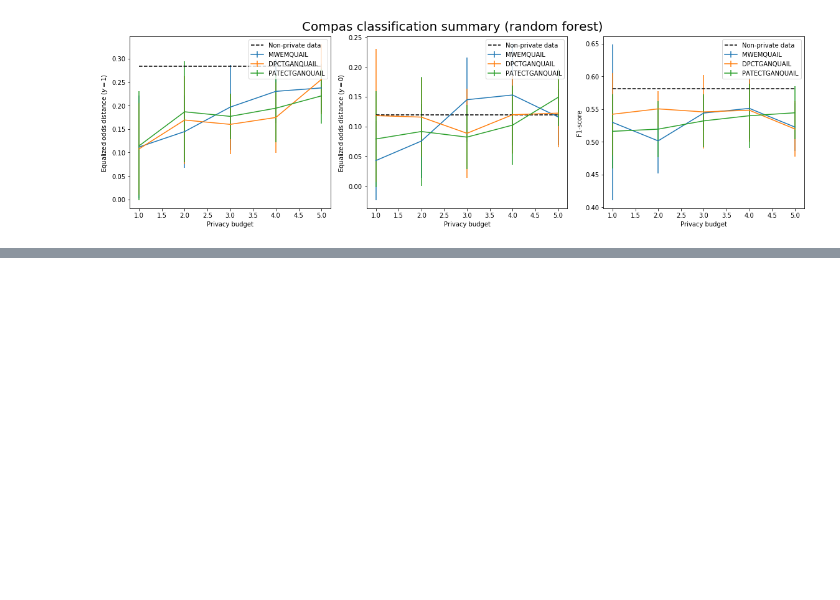
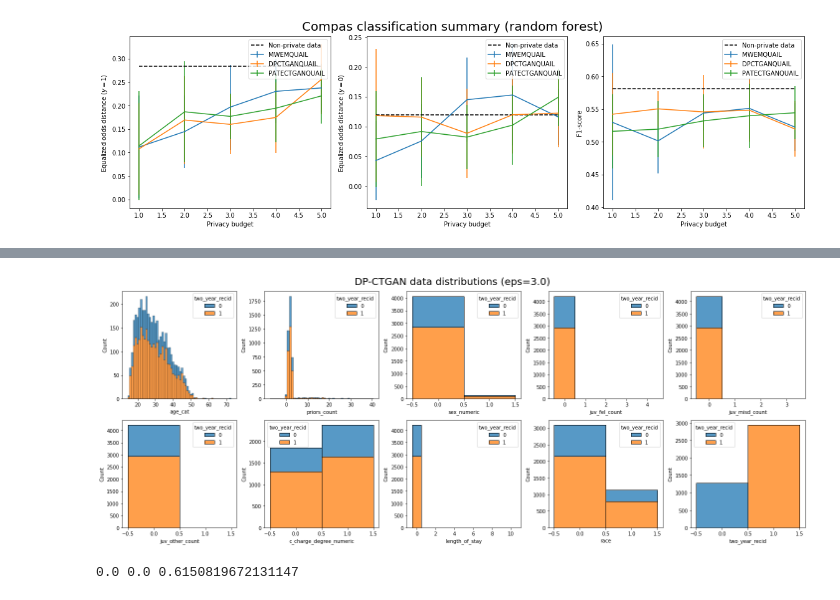
Before and after one commit to kgrabarz/microsoft_capstone_fall_2021, a Jupyter notebook: Code/Pipelines_and_EDA/13_Compas_Synthetic_Data_Distributions.ipynb, the cells around one changed output, grey strips where cells are left out. Cells and saved outputs as stored; diff of their text form; code cells hidden in the pictures; blank space fills up the shorter version.

```diff
--- a/Code/Pipelines_and_EDA/13_Compas_Synthetic_Data_Distributions.ipynb
+++ b/Code/Pipelines_and_EDA/13_Compas_Synthetic_Data_Distributions.ipynb
@@ -343,0 +406,10 @@ get_compas_epsilon_plots(["MWEMQUAIL", "DPCTGANQUAIL", "PATECTGANQUAIL"], epsilo
+# %%
+DPCTGAN_eps3_rep8 = pd.read_csv(data_dir+"COMPAS_DPCTGAN_eps=3.0_8.csv", index_col=0)
+plot_distributions(DPCTGAN_eps3_rep8, title="DP-CTGAN data distributions (eps=3.0)")
+# %% [output]
+[figure, added]
+# %%
+TPR_diff, FPR_diff, f1_score = compas_classification_helper("DPCTGAN", 3.0, 8, "logistic", test_data)
+print(TPR_diff, FPR_diff, f1_score)
+# %% [output]
+0.0 0.0 0.6150819672131147
```
Also changed, not shown: parts of 28 cells of this notebook.
